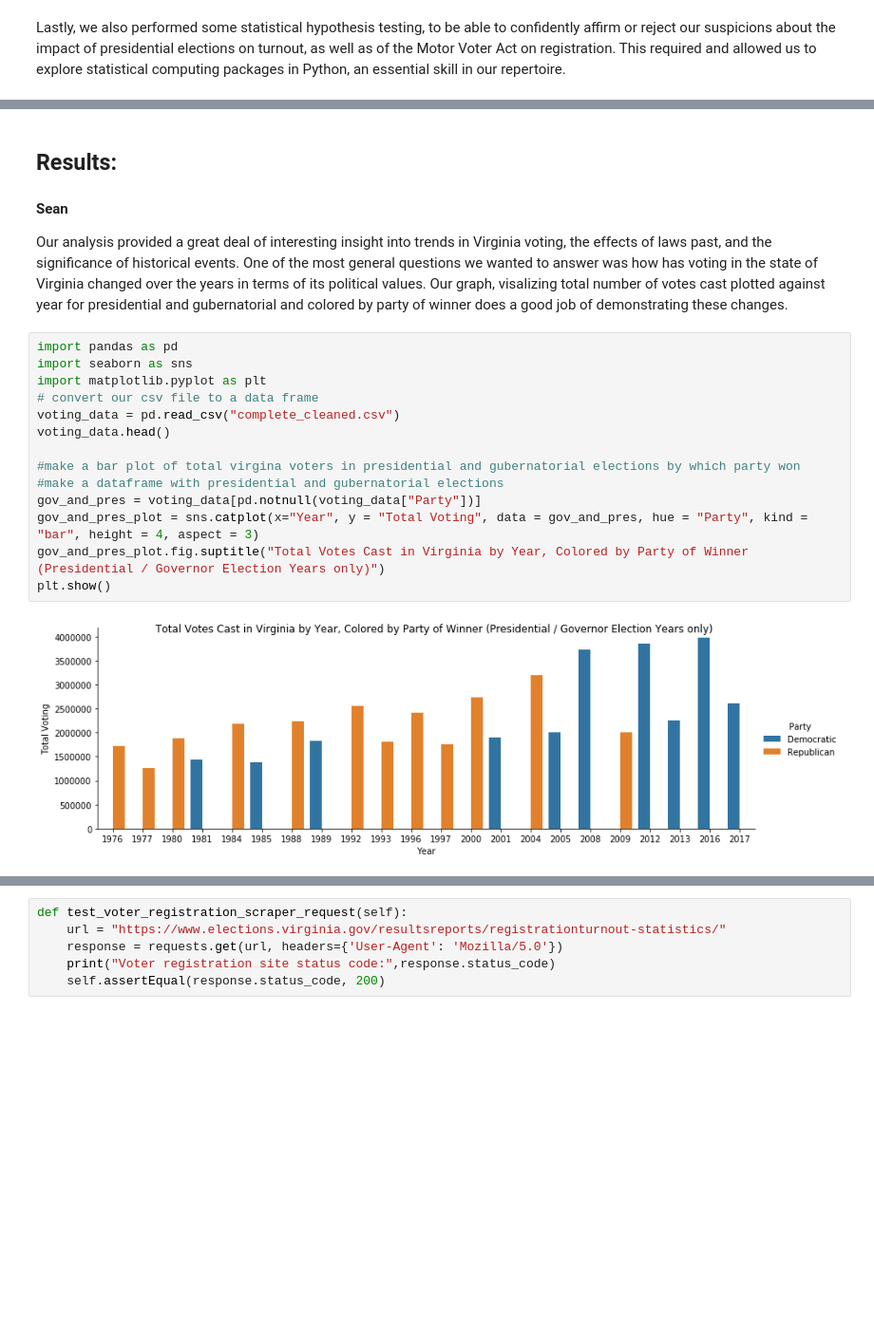
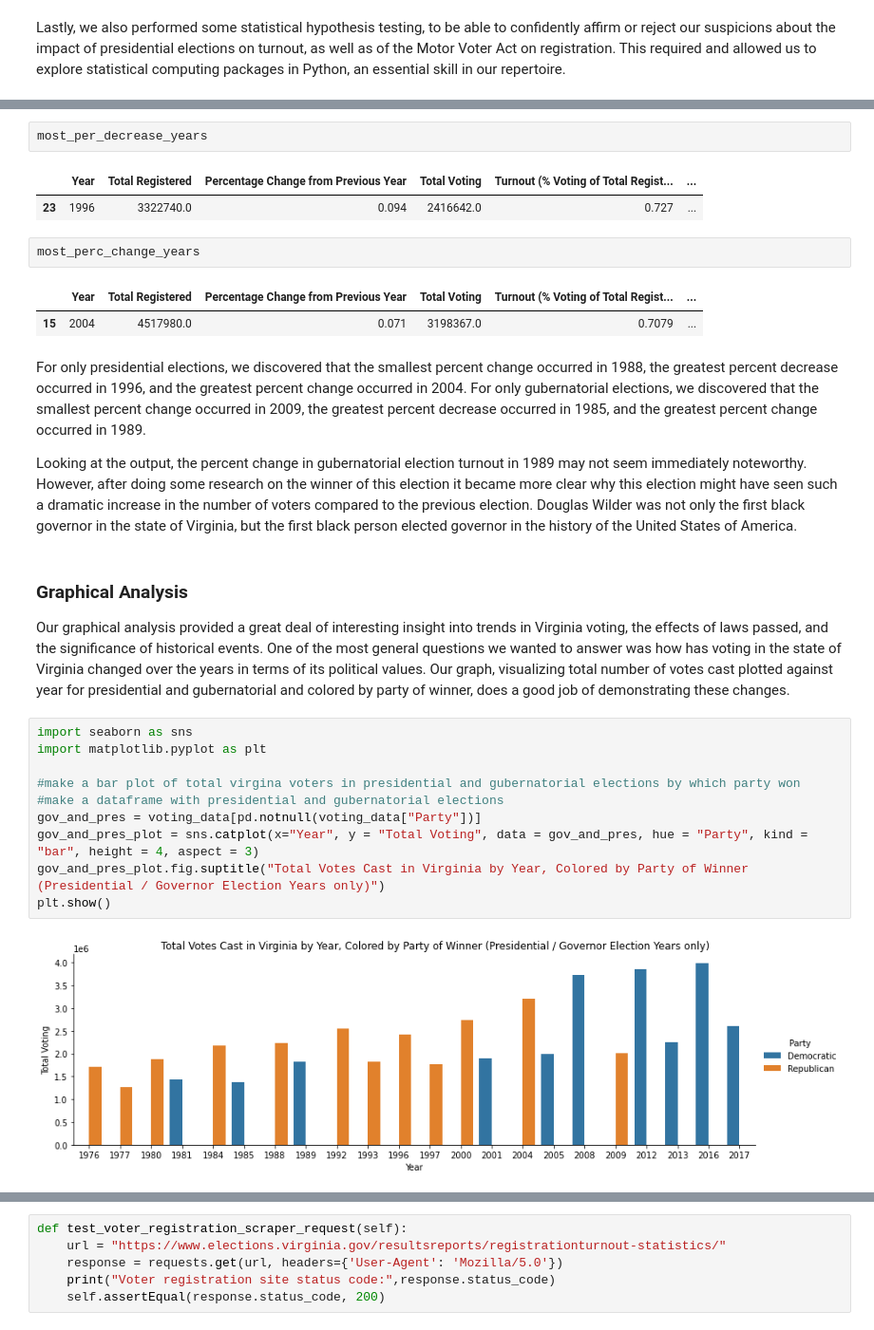
Before and after one commit to hannahfrederickcpsc/CS-5010-PROJECT-PYTHON, a Jupyter notebook: Report.ipynb, the cells around one changed output, grey strips where cells are left out. Shown at 95% size. Saved outputs shown, nothing was run; the diff lists cells and outputs as text; blank space fills up the shorter version.

Commit message:
cleaned report

```diff
--- a/Report.ipynb
+++ b/Report.ipynb
@@ -129,22 +371,30 @@ print('The p-value of the two-tailed t-test is very low, indicating that there i
+# %%
+most_per_decrease_years
+# %% [output]
+|  | Year | Total Registered | Percentage Change from Previous Year | Total Voting | Turnout (% Voting of Total Regist... | ... |
+| 23 | 1996 | 3322740.0 | 0.094 | 2416642.0 | 0.727 | ... |
+# %%
+most_perc_change_years
+# %% [output]
+|  | Year | Total Registered | Percentage Change from Previous Year | Total Voting | Turnout (% Voting of Total Regist... | ... |
+| 15 | 2004 | 4517980.0 | 0.071 | 3198367.0 | 0.7079 | ... |
+# %% [markdown]
+For only presidential elections, we discovered that the smallest percent change occurred in 1988, the greatest percent decrease occurred in 1996, and the greatest percent change occurred in 2004. For only gubernatorial elections, we discovered that the smallest percent change occurred in 2009, the greatest percent decrease occurred in 1985, and the greatest percent change occurred in 1989.
+
+Looking at the output, the percent change in gubernatorial election turnout in 1989 may not seem immediately noteworthy. However, after doing some research on the winner of this election it became more clear why this election might have seen such a dramatic increase in the number of voters compared to the previous election. Douglas Wilder was not only the first black governor in the state of Virginia, but the first black person elected governor in the history of the United States of America.
 # %% [markdown]
-## Results:
-#### Sean
-
-Our analysis provided a great deal of interesting insight into trends in Virginia voting, the effects of laws past, and the significance of historical events. One of the most general questions we wanted to answer was how has voting in the state of Virginia changed over the years in terms of its political values. Our graph, visalizing total number of votes cast plotted against year for presidential and gubernatorial and colored by party of winner does a good job of demonstrating these changes.
+### Graphical Analysis
+Our graphical analysis provided a great deal of interesting insight into trends in Virginia voting, the effects of laws passed, and the significance of historical events. One of the most general questions we wanted to answer was how has voting in the state of Virginia changed over the years in terms of its political values. Our graph, visualizing total number of votes cast plotted against year for presidential and gubernatorial and colored by party of winner, does a good job of demonstrating these changes.
 # %%
-import pandas as pd
 import seaborn as sns
 import matplotlib.pyplot as plt
-# convert our csv file to a data frame
-voting_data = pd.read_csv("complete_cleaned.csv")
-voting_data.head()
 
 #make a bar plot of total virgina voters in presidential and gubernatorial elections by which party won
 #make a dataframe with presidential and gubernatorial elections
 gov_and_pres = voting_data[pd.notnull(voting_data["Party"])]
 gov_and_pres_plot = sns.catplot(x="Year", y = "Total Voting", data = gov_and_pres, hue = "Party", kind = "bar", height = 4, aspect = 3)
 gov_and_pres_plot.fig.suptitle("Total Votes Cast in Virginia by Year, Colored by Party of Winner (Presidential / Governor Election Years only)")
 plt.show()
 # %% [output]
-[figure, old version]
+[figure, new version]
 # %% [markdown]
```
Also changed, not shown: parts of 52 cells of this notebook.
